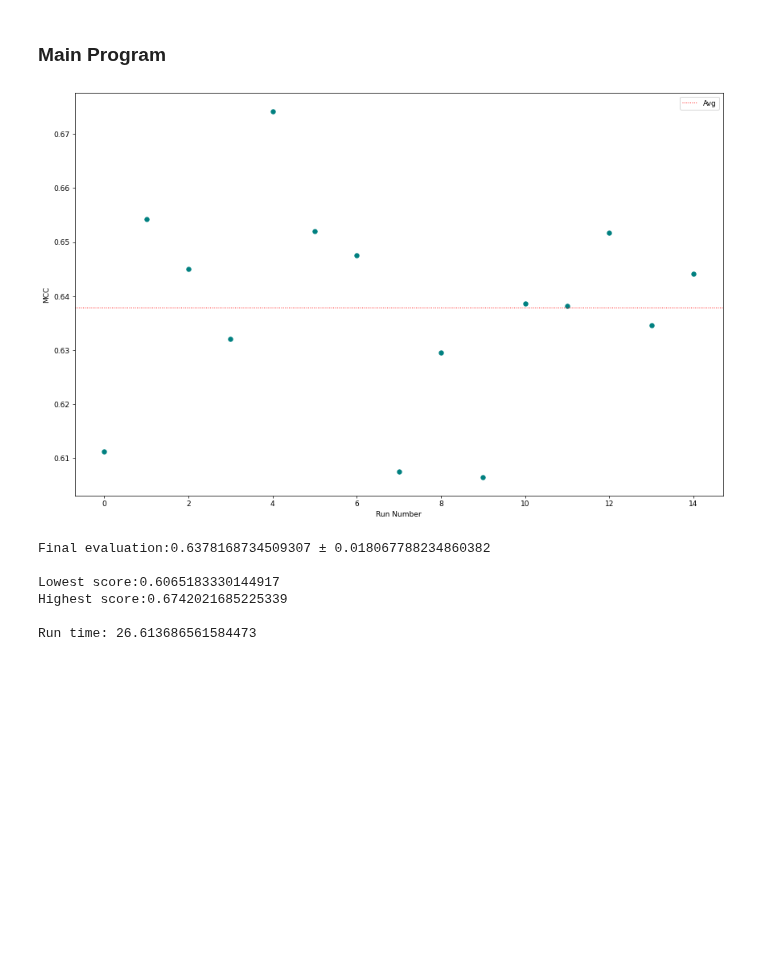
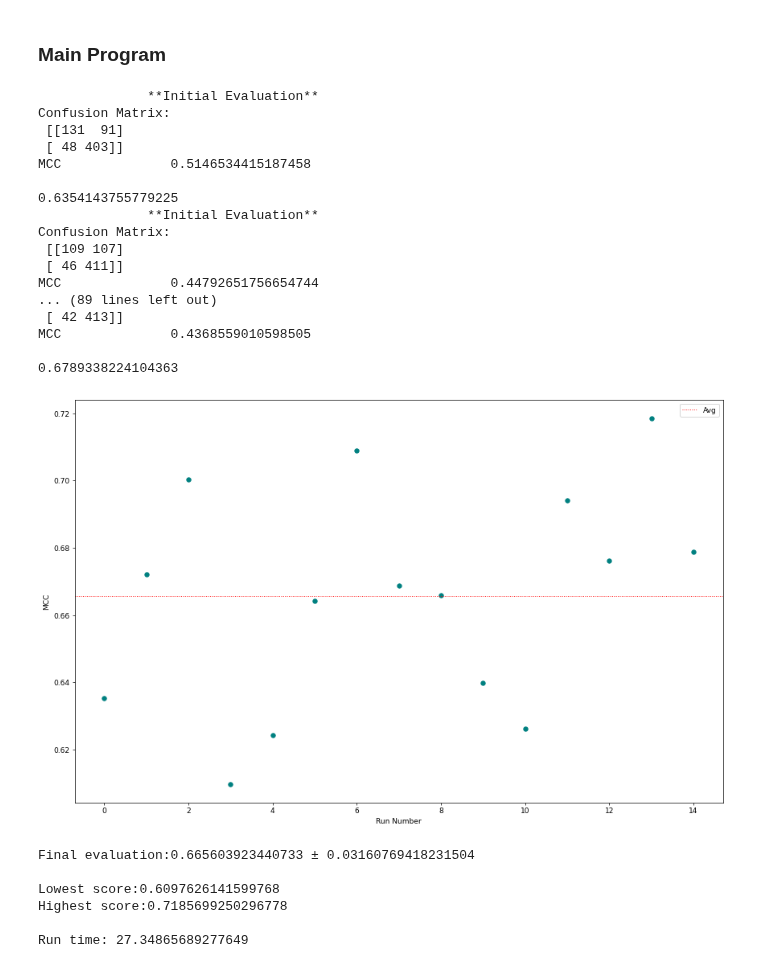
Before and after one commit to Shamin2512/Mutation-Classification, a Jupyter notebook: XGB_MutationClassification.ipynb, the cells around one changed output. Drawn from its saved outputs; the diff is of its cells as text; code cells hidden in the pictures; blank space fills up the shorter version.

Commit message:
Cleaned main branch removing non-CV code and updating initial evaluation

```diff
--- a/XGB_MutationClassification.ipynb
+++ b/XGB_MutationClassification.ipynb
@@ -64,7 +64,7 @@ def Train_Test_Split(file):
     AC_dataset                  = pd.read_csv(file, index_col=0)
     Training_Set                = AC_dataset
 
-    Training_Set, Testing_Set   = train_test_split(AC_dataset,train_size = 0.7)
+    Training_Set, Testing_Set   = train_test_split(AC_dataset,train_size = 0.8)
 
     Training_Set.reset_index(drop=True, inplace = True)         #Drop index to avoid training on index values
     Testing_Set.reset_index(drop=True, inplace = True)          #Reset index after splitting for compatability with group fold CV
@@ -579,58 +536,64 @@ def plot(Score_list):
 ### Main Program
 # %%
 Score_list = []
-CV_Score_List = []
 start = time.time()
 for i in range(0,15):
     file                               = "AC_dataset.csv"
     Training_Set, Testing_Set          = Train_Test_Split(file)
-
-    # val_Set, Testing_Set = val_split(Testing_Set, Training_Set)
     d_test, TestData, TestLabels = test_dmatrix(Testing_Set)
 
-    # test(inData, classData, ValData, Vallabel)
-    # train_features, train_labels = no_cv_data(Training_Set)
-
+    test(Training_Set, d_test)
     IT_list, LT_list, IV_list, LV_list = CV(Training_Set)
 
     all_prob_matrix = []
     for fold in range(len(IT_list)):
         inData = IT_list[fold]
         classData = LT_list[fold]
         ValData = IV_list[fold]
         Vallabel = LV_list[fold]
-    # inData = train_features
-    # classData = train_labels
-    # ValData = TestData
-    # Vallabel = TestLabels
-
 
     #Validation
     minClass, minSize, maxSize  = find_minority_class(classData)
     BF                          = Balance_ratio(maxSize, minSize)
     Input_folds, Output_folds   = Balance_Folds(BF, inData, classData, minClass, minSize)
     d_train_list, d_val         = GBM_dmatrix(BF, Input_folds, Output_folds, ValData, Vallabel)
     BF_GBC                      = BF_fitting(BF, d_train_list, d_val, MCC_eval_metric)
     Prob_matrix                 = BF_predict(BF_GBC, d_val)
     Final_vote, Sum_PD, Sum_SNP = Weighted_Vote(Prob_matrix)
     CV_MCC = CV_evaluation(d_val, Final_vote)                #prints classification report for all 5 folds
-    # CV_Score_List.append(CV_MCC)
 
     #Testing
     fold_prob_matrix = fold_predict(BF_GBC, d_test)
     all_prob_matrix.append(fold_prob_matrix)
     MCC_final = final_evaluation(all_prob_matrix, TestLabels)
+    print(MCC_final)
 
     Score_list.append(MCC_final)
 end = time.time()
 plot(Score_list)
 print(f"Final evaluation:{np.mean(Score_list)} \u00B1 {np.std(Score_list)}\n\nLowest score:{min(Score_list)}\nHighest score:{max(Score_list)}\n\nRun time: {end-start}")
-# print(np.mean(CV_Score_List))
 # %% [output]
+              **Initial Evaluation**
+Confusion Matrix:
+ [[131  91]
+ [ 48 403]]
+MCC              0.5146534415187458
+
+0.6354143755779225
+              **Initial Evaluation**
+Confusion Matrix:
+ [[109 107]
+ [ 46 411]]
+MCC              0.44792651756654744
+... (89 lines left out)
+ [ 42 413]]
+MCC              0.4368559010598505
+
+0.6789338224104363
-[figure, old version]
+[figure, new version]
-Final evaluation:0.6378168734509307 ± 0.018067788234860382
-
-Lowest score:0.6065183330144917
-Highest score:0.6742021685225339
-
-Run time: 26.613686561584473
+Final evaluation:0.665603923440733 ± 0.03160769418231504
+
+Lowest score:0.6097626141599768
+Highest score:0.7185699250296778
+
+Run time: 27.34865689277649
```
Also changed, not shown: parts of 3 cells of this notebook.
